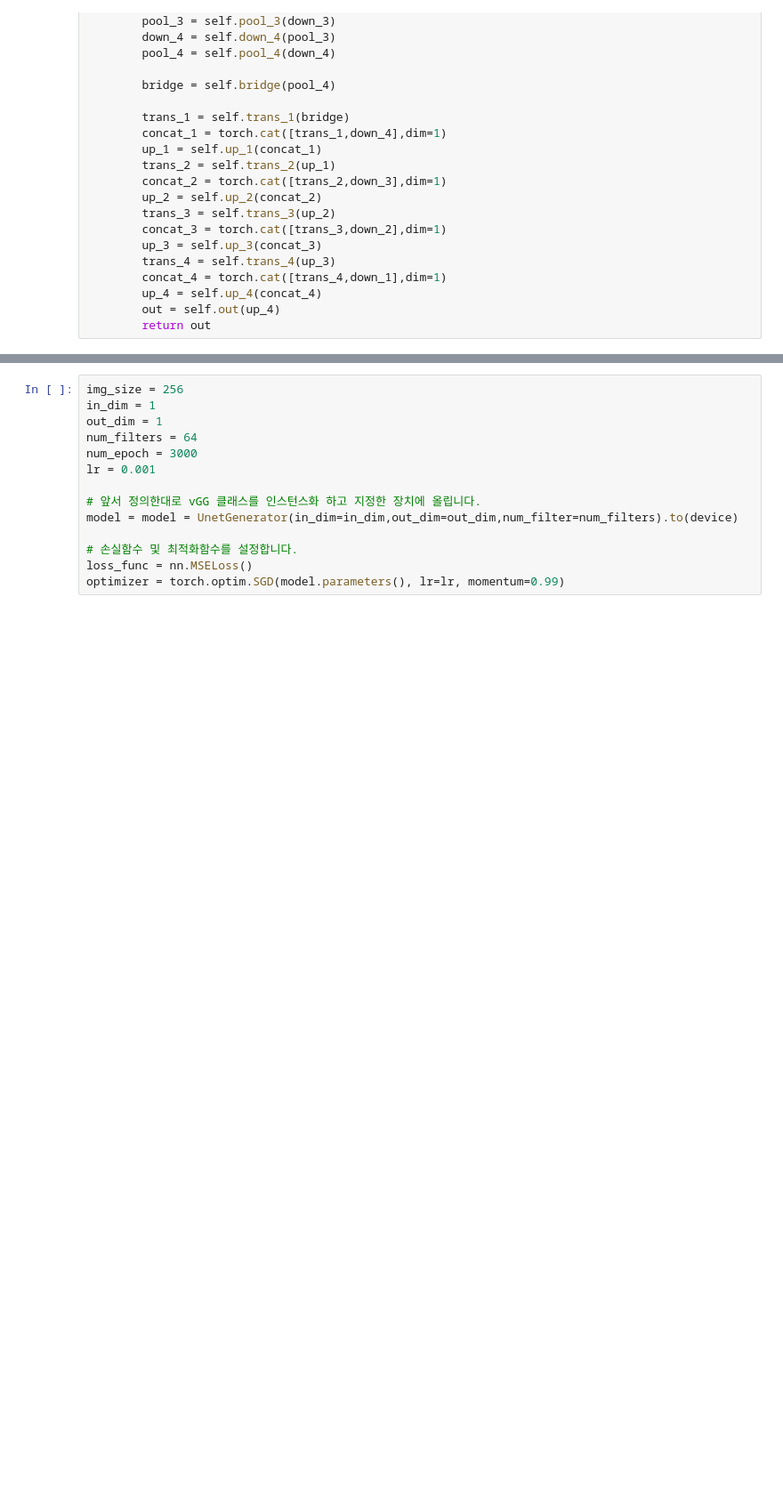
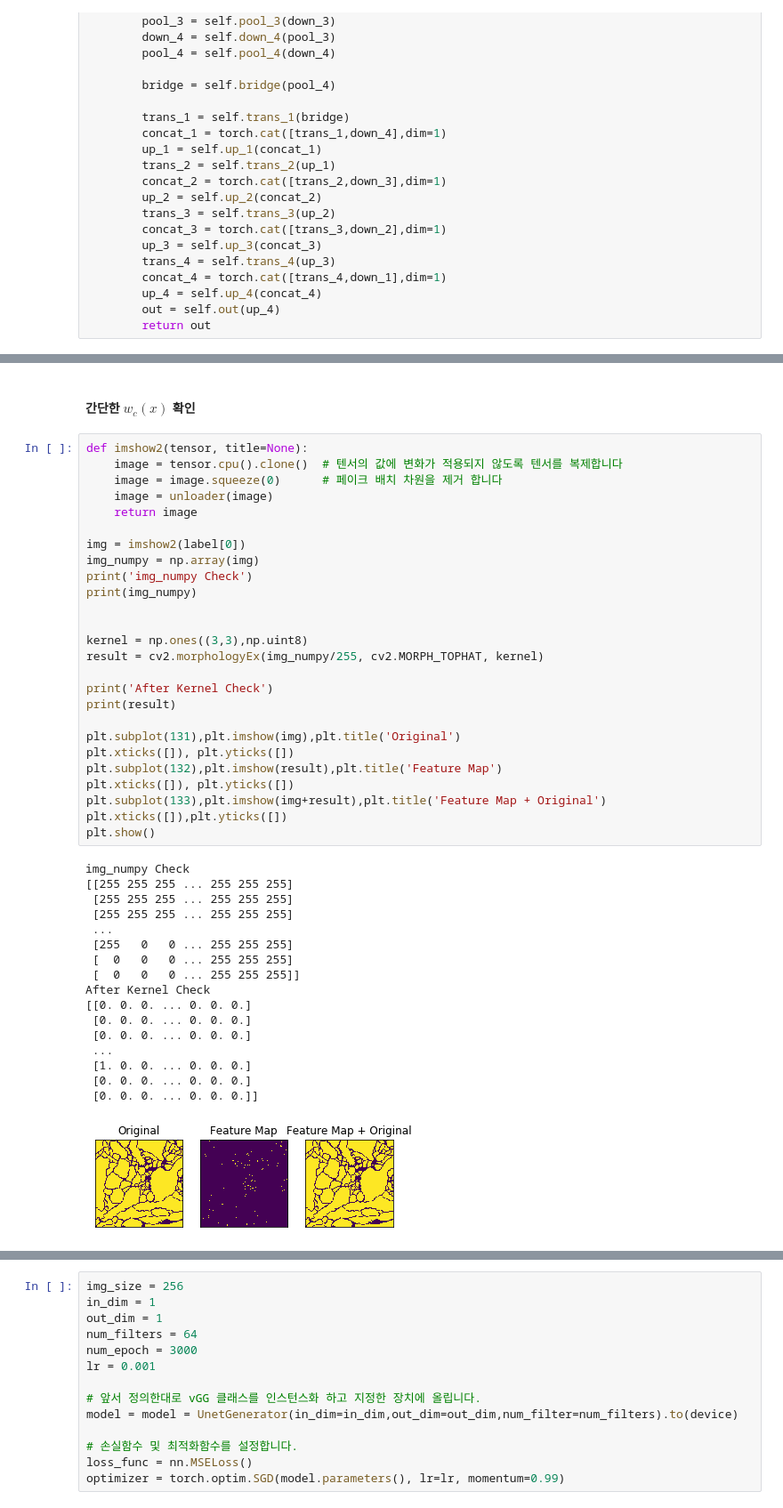
Before and after one commit to wjddyd66/Pytorch, a Jupyter notebook: U-Net/U-Net.ipynb, the cells around one changed output, grey strips where cells are left out. Shown at 89% size. Drawn from its saved outputs; the diff is of its cells as text; blank space fills up the shorter version.

```diff
--- a/U-Net/U-Net.ipynb
+++ b/U-Net/U-Net.ipynb
@@ -345,0 +346,46 @@ $$E = \sum_{x \in \Omega}w(x)log(p_{l(x)}(x))$$
+# %% [markdown]
+#### 간단한 $w_c(x)$ 확인
+# %%
+def imshow2(tensor, title=None):
+    image = tensor.cpu().clone()  # 텐서의 값에 변화가 적용되지 않도록 텐서를 복제합니다
+    image = image.squeeze(0)      # 페이크 배치 차원을 제거 합니다
+    image = unloader(image)
+    return image
+
+img = imshow2(label[0])
+img_numpy = np.array(img)
+print('img_numpy Check')
+print(img_numpy)
+
+
+kernel = np.ones((3,3),np.uint8)
+result = cv2.morphologyEx(img_numpy/255, cv2.MORPH_TOPHAT, kernel)
+
+print('After Kernel Check')
+print(result)
+
+plt.subplot(131),plt.imshow(img),plt.title('Original')
+plt.xticks([]), plt.yticks([])
+plt.subplot(132),plt.imshow(result),plt.title('Feature Map')
+plt.xticks([]), plt.yticks([])
+plt.subplot(133),plt.imshow(img+result),plt.title('Feature Map + Original')
+plt.xticks([]),plt.yticks([])
+plt.show()
+# %% [output]
+img_numpy Check
+[[255 255 255 ... 255 255 255]
+ [255 255 255 ... 255 255 255]
+ [255 255 255 ... 255 255 255]
+ ...
+ [255   0   0 ... 255 255 255]
+ [  0   0   0 ... 255 255 255]
+ [  0   0   0 ... 255 255 255]]
+After Kernel Check
+[[0. 0. 0. ... 0. 0. 0.]
+ [0. 0. 0. ... 0. 0. 0.]
+ [0. 0. 0. ... 0. 0. 0.]
+ ...
+ [1. 0. 0. ... 0. 0. 0.]
+ [0. 0. 0. ... 0. 0. 0.]
+ [0. 0. 0. ... 0. 0. 0.]]
+[figure, added]
```
Also changed, not shown: parts of 7 cells of this notebook.
